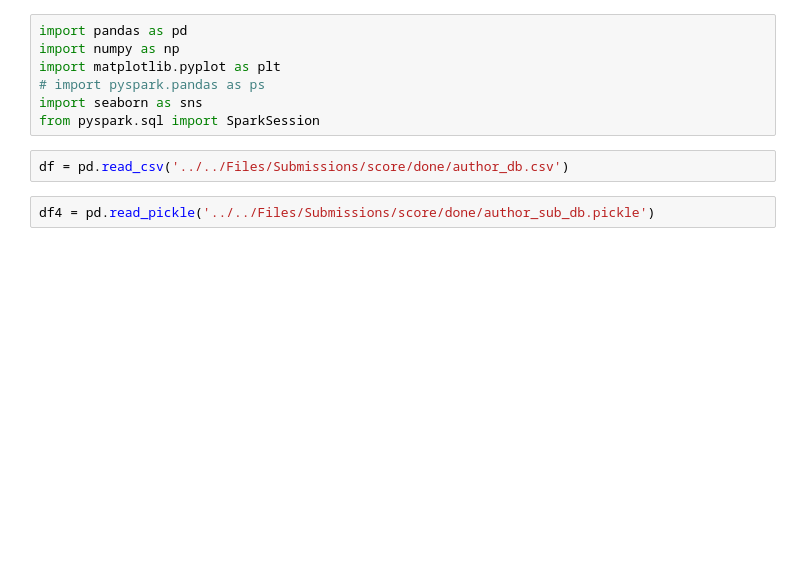
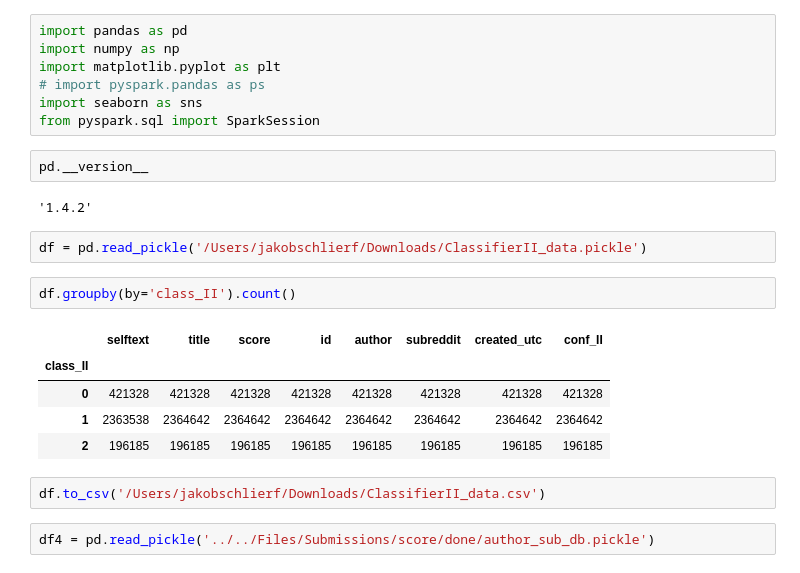
Before and after one commit to jvschlierf/networkthesis, a Jupyter notebook: analysis/EDA_posts.ipynb, the cells around one changed output. Drawn from its saved outputs; the diff is of its cells as text; blank space fills up the shorter version.

```diff
--- a/analysis/EDA_posts.ipynb
+++ b/analysis/EDA_posts.ipynb
@@ -5,8 +5,22 @@ import matplotlib.pyplot as plt
 # import pyspark.pandas as ps
 import seaborn as sns
 from pyspark.sql import SparkSession
-# %%
-df = pd.read_csv('../../Files/Submissions/score/done/author_db.csv')
+# %%
+pd.__version__
+# %% [output]
+'1.4.2'
+# %%
+df = pd.read_pickle('/Users/jakobschlierf/Downloads/ClassifierII_data.pickle')
+# %%
+df.groupby(by='class_II').count()
+# %% [output]
+|  | selftext | title | score | id | author | subreddit | created_utc | conf_II |
+| class_II |  |  |  |  |  |  |  |  |
+| 0 | 421328 | 421328 | 421328 | 421328 | 421328 | 421328 | 421328 | 421328 |
+| 1 | 2363538 | 2364642 | 2364642 | 2364642 | 2364642 | 2364642 | 2364642 | 2364642 |
+| 2 | 196185 | 196185 | 196185 | 196185 | 196185 | 196185 | 196185 | 196185 |
+# %%
+df.to_csv('/Users/jakobschlierf/Downloads/ClassifierII_data.csv')
 # %%
 df4 = pd.read_pickle('../../Files/Submissions/score/done/author_sub_db.pickle')
 # %%
```
Also changed, not shown: 1 other file.
